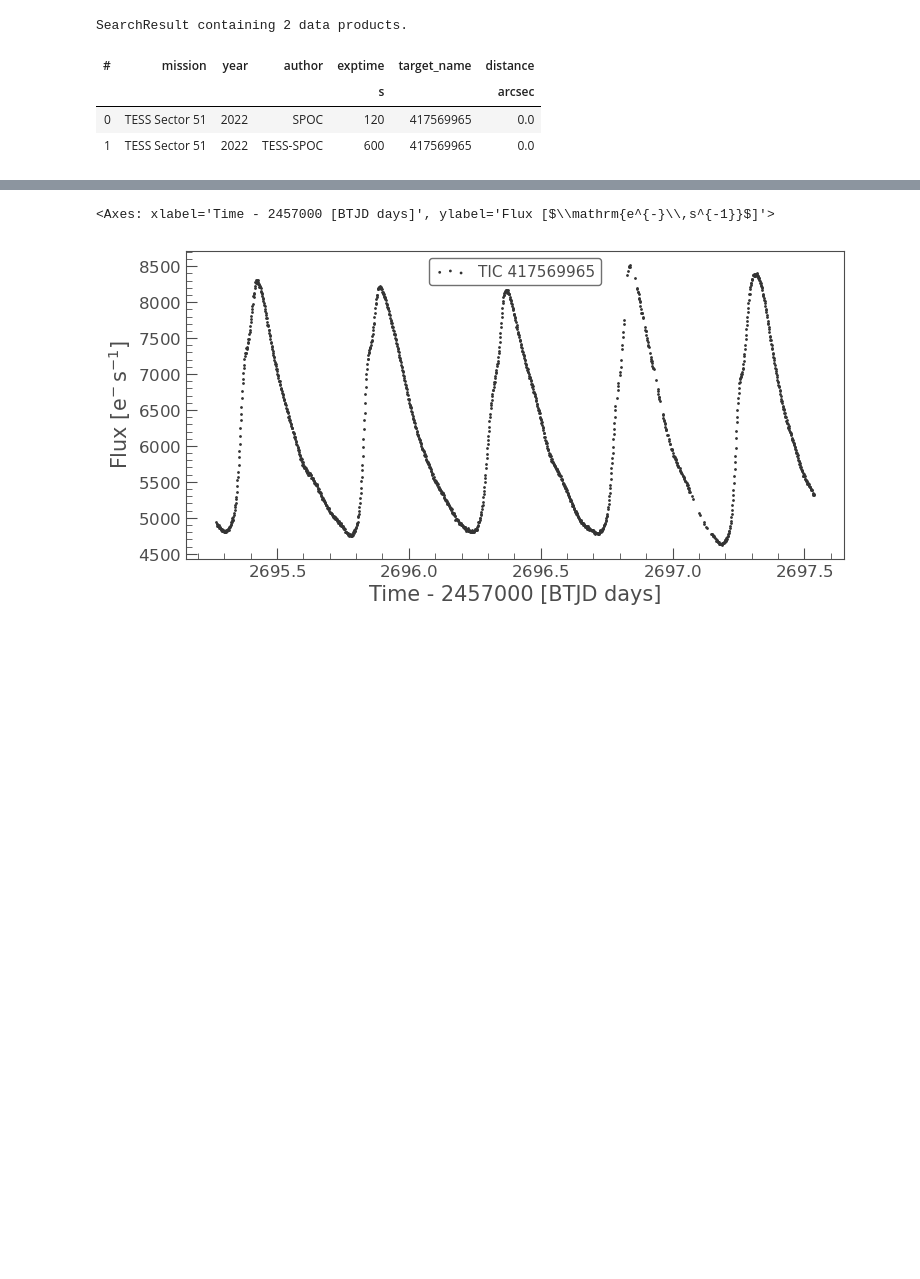
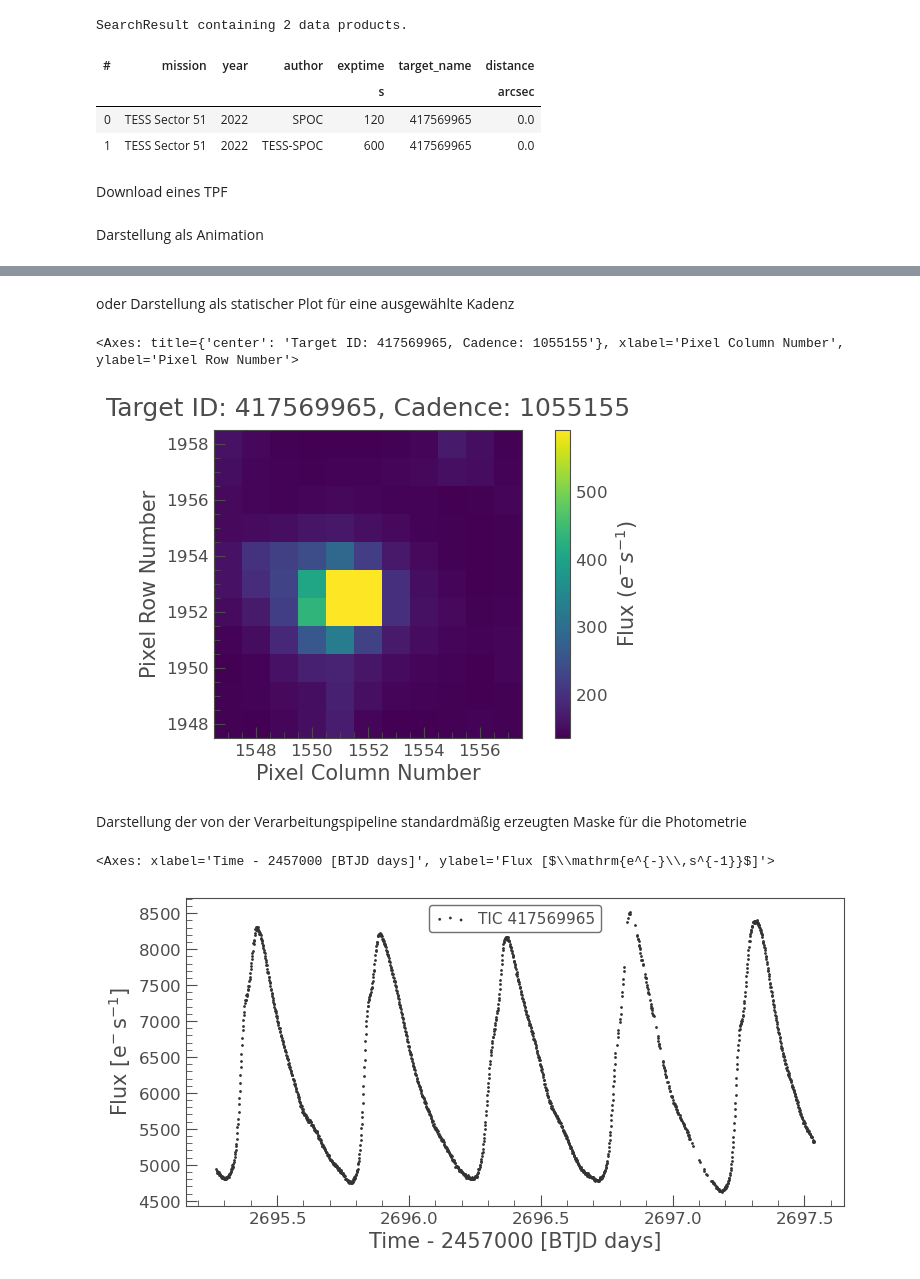
Before and after one commit to pdeeskow/TESS-BAV, a Jupyter notebook: TESS_TPF.ipynb, the cells around one changed output, grey strips where cells are left out. Drawn from its saved outputs; the diff is of its cells as text; code cells hidden in the pictures; blank space fills up the shorter version.

```diff
--- a/TESS_AR_Her.ipynb
+++ b/TESS_TPF.ipynb
@@ -10,12 +15,25 @@ SearchResult containing 2 data products.
 |  |  |  |  | s |  | arcsec |
 | 0 | TESS Sector 51 | 2022 | SPOC | 120 | 417569965 | 0.0 |
 | 1 | TESS Sector 51 | 2022 | TESS-SPOC | 600 | 417569965 | 0.0 |
+# %% [markdown]
+Download eines TPF
 # %%
 tpf = tpf[0].download()
+# %% [markdown]
+Darstellung als Animation
 # %%
 tpf.animate()
 # %% [output]
 [interactive output not drawn]
+# %% [markdown]
+oder Darstellung als statischer Plot für eine ausgewählte Kadenz
+# %%
+tpf[0].plot()
+# %% [output]
+<Axes: title={'center': 'Target ID: 417569965, Cadence: 1055155'}, xlabel='Pixel Column Number', ylabel='Pixel Row Number'>
+[figure, added]
+# %% [markdown]
+Darstellung der von der Verarbeitungspipeline standardmäßig erzeugten Maske für die Photometrie
 # %%
 lc = tpf.to_lightcurve(aperture_mask=tpf.pipeline_mask)
 # %%
```
Also changed, not shown: parts of 2 cells of this notebook, 1 other file.
